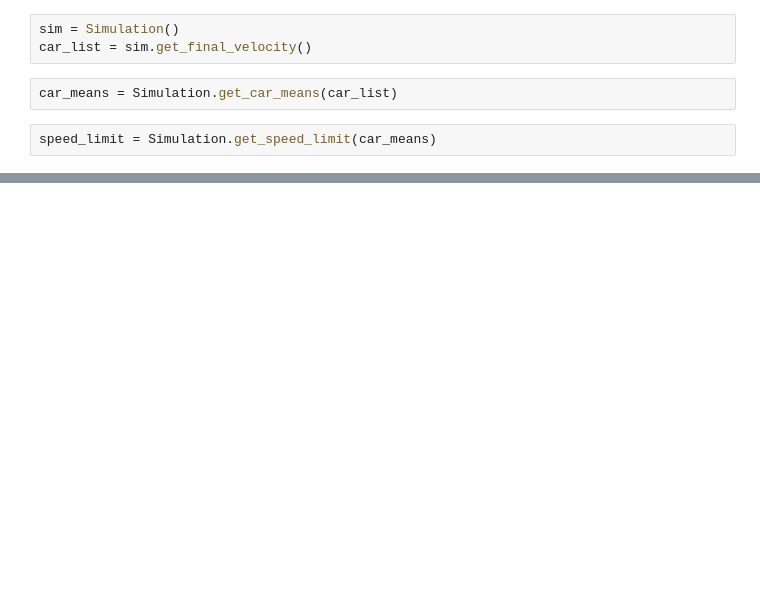
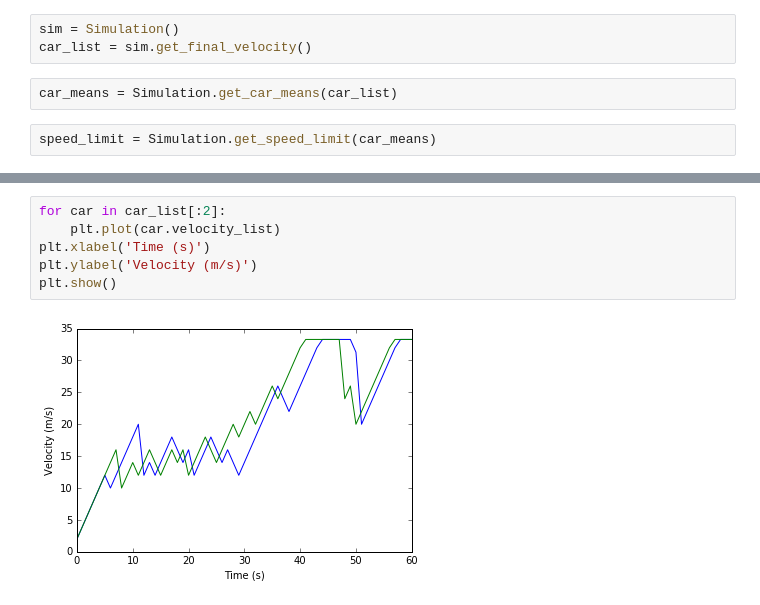
Before and after one commit to andrewmusicant/road-rage, a Jupyter notebook: road-rage.ipynb, the cells around one changed output, grey strips where cells are left out. Cells and saved outputs as stored; diff of their text form; blank space fills up the shorter version.

```diff
--- a/road-rage.ipynb
+++ b/road-rage.ipynb
@@ -34,0 +38,8 @@ get_car_density(car_list)
+# %%
+for car in car_list[:2]:
+    plt.plot(car.velocity_list)
+plt.xlabel('Time (s)')
+plt.ylabel('Velocity (m/s)')
+plt.show()
+# %% [output]
+[figure, added]
```
Also changed, not shown: parts of 14 cells of this notebook, 2 other files.
